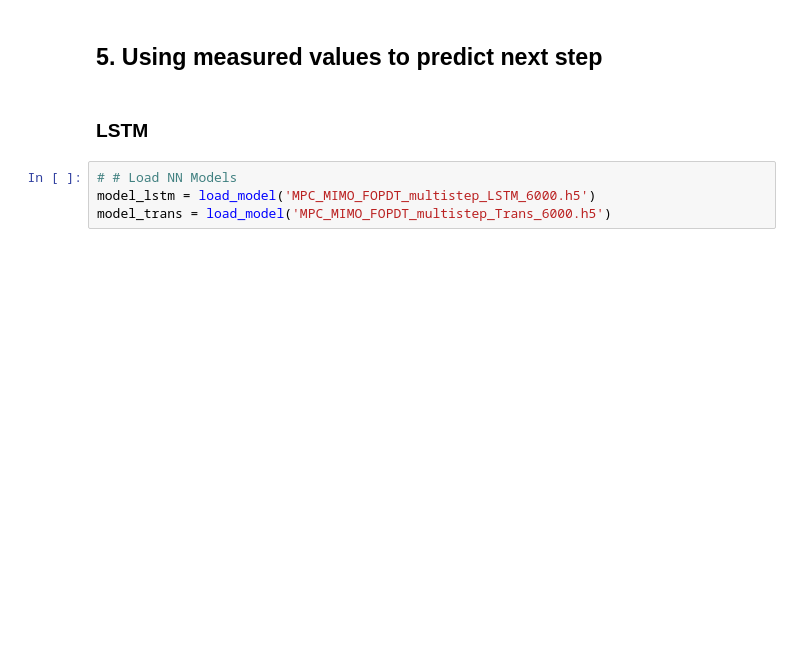
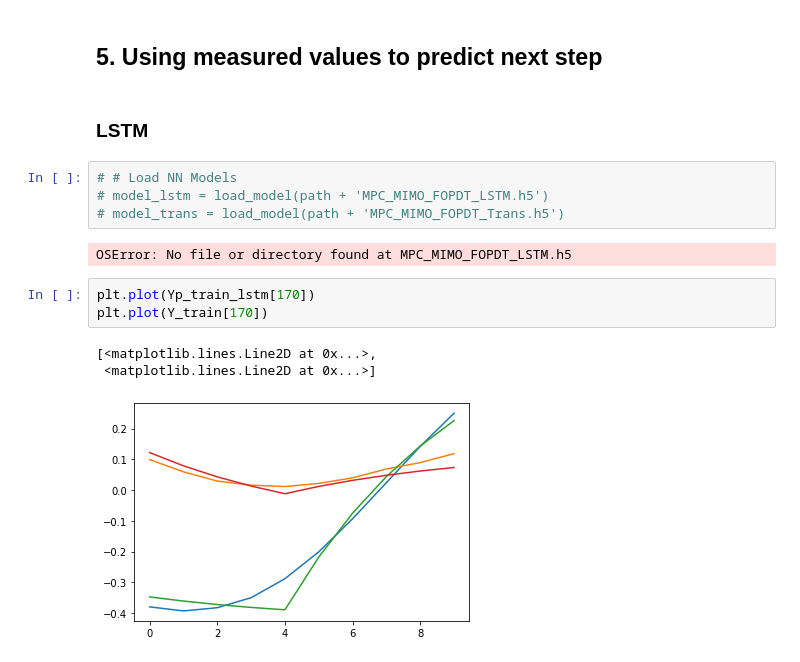
Before and after one commit to BYU-PRISM/Transformer_MPC, a Jupyter notebook: 02_Surrogate/FOPDT/MIMO/01_2_Transformer_Training_FOPDT_Multistep_prediction.ipynb, the cells around one changed output. Drawn from its saved outputs; the diff is of its cells as text; blank space fills up the shorter version.

```diff
--- a/02_Surrogate/FOPDT/MIMO/01_2_Transformer_Training_FOPDT_Multistep_prediction.ipynb
+++ b/02_Surrogate/FOPDT/MIMO/01_2_Transformer_Training_FOPDT_Multistep_prediction.ipynb
@@ -369,8 +349,17 @@ Text(0.5, 0, 'Epochs')
 ### LSTM
 # %%
 # # Load NN Models
-model_lstm = load_model('MPC_MIMO_FOPDT_multistep_LSTM_6000.h5')
-model_trans = load_model('MPC_MIMO_FOPDT_multistep_Trans_6000.h5')
+# model_lstm = load_model(path + 'MPC_MIMO_FOPDT_LSTM.h5')
+# model_trans = load_model(path + 'MPC_MIMO_FOPDT_Trans.h5')
+# %% [output]
+OSError: No file or directory found at MPC_MIMO_FOPDT_LSTM.h5
+# %%
+plt.plot(Yp_train_lstm[170])
+plt.plot(Y_train[170])
+# %% [output]
+[<matplotlib.lines.Line2D at 0x...>,
+ <matplotlib.lines.Line2D at 0x...>]
+[figure, added]
 # %%
 # Verify the fit of the model
 Yp_train_lstm = model_lstm.predict(X_train)
```
Also changed, not shown: parts of 25 cells of this notebook, 1 other file.
